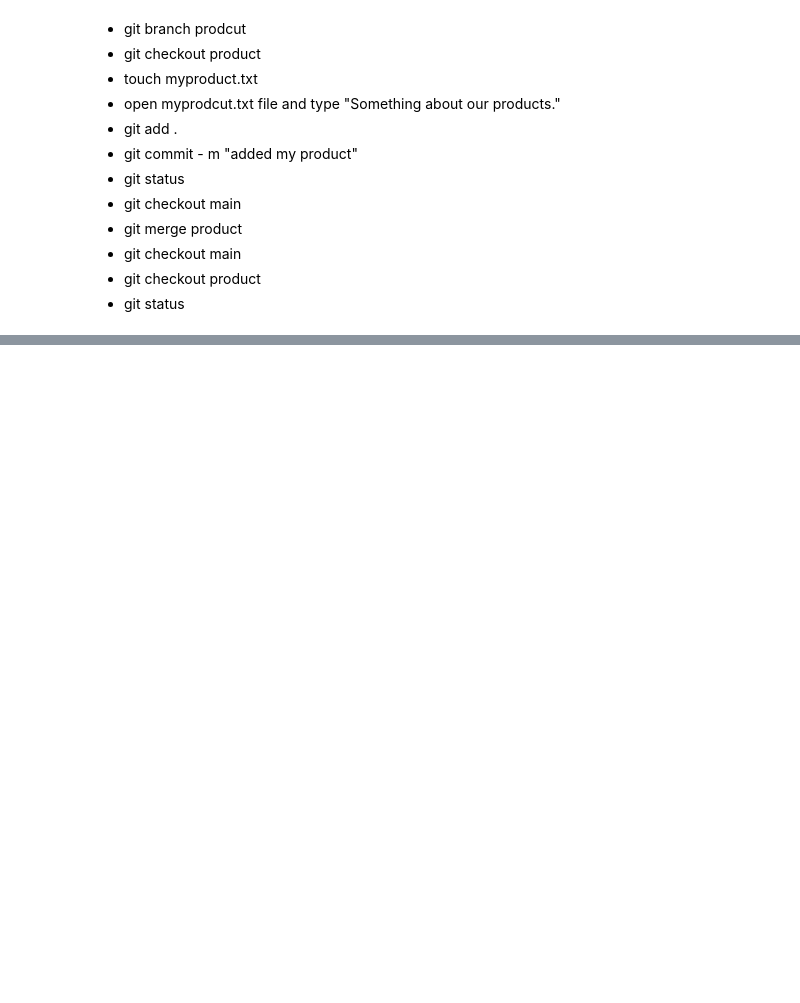
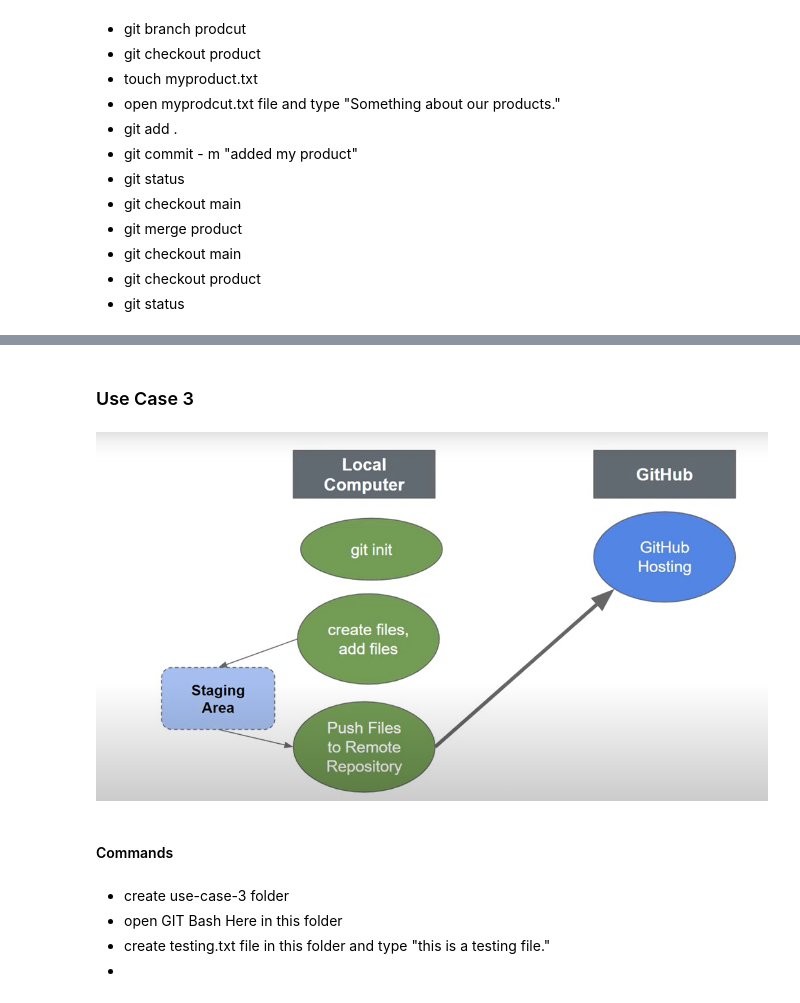
Before and after one commit to swunnthutwonn/Basic-GitHub-Course, a Jupyter notebook: BasicGitHub_Course.ipynb, the cells around one changed output, grey strips where cells are left out. Drawn from its saved outputs; the diff is of its cells as text; code cells hidden in the pictures; blank space fills up the shorter version.

```diff
--- a/BasicGitHub_Course.ipynb
+++ b/BasicGitHub_Course.ipynb
@@ -327,0 +336,14 @@ Image('Use_case-2.PNG')
+# %% [markdown]
+### Use Case 3
+# %%
+from IPython.display import Image
+Image('Use_case-3.PNG')
+# %% [output]
+[figure, added]
+# %% [markdown]
+#### Commands
+# %% [markdown]
+* create use-case-3 folder
+* open GIT Bash Here in this folder
+* create testing.txt file in this folder and type "this is a testing file."
+*
```
Also changed, not shown: parts of 27 cells of this notebook, 1 other file.
